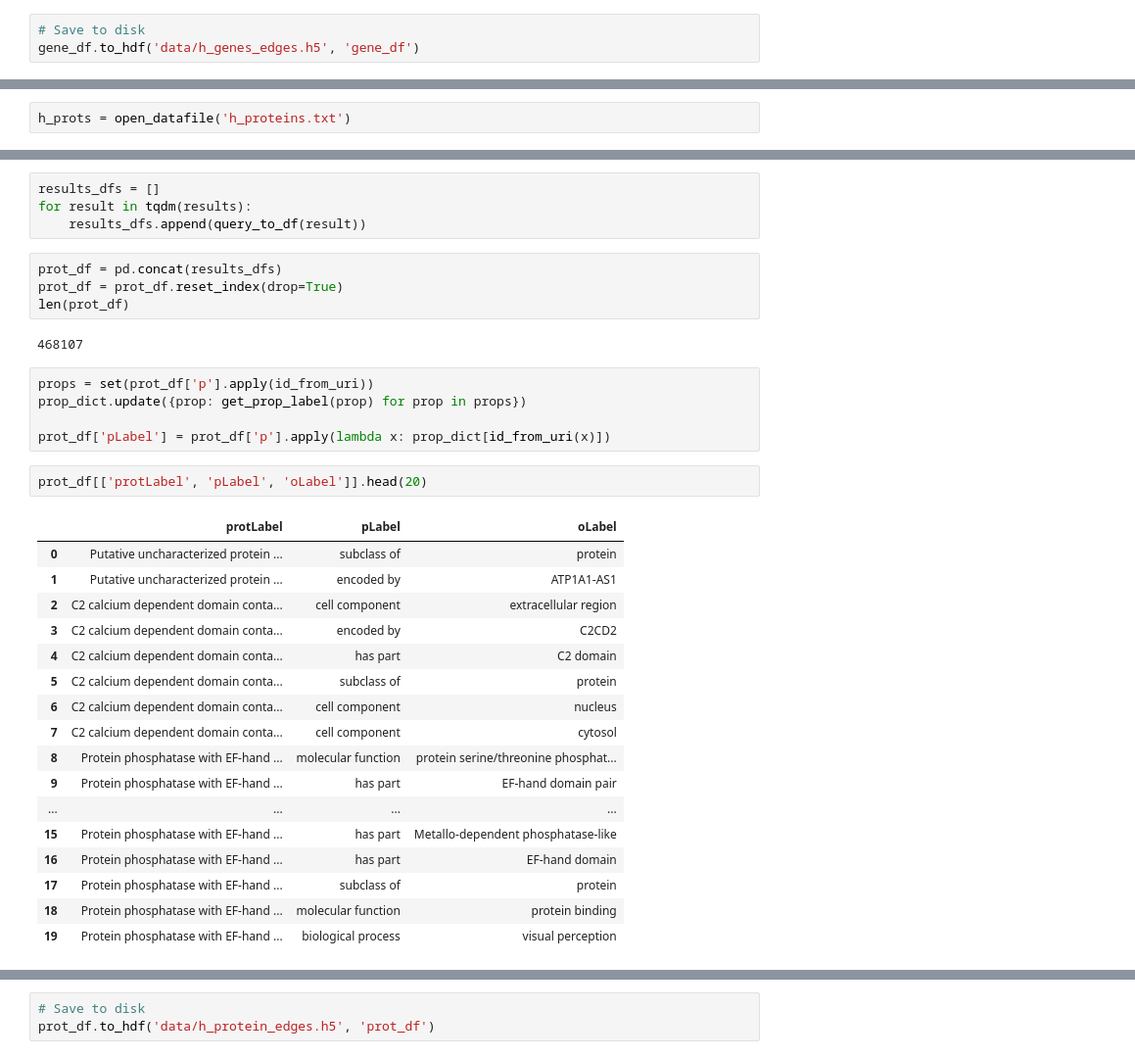
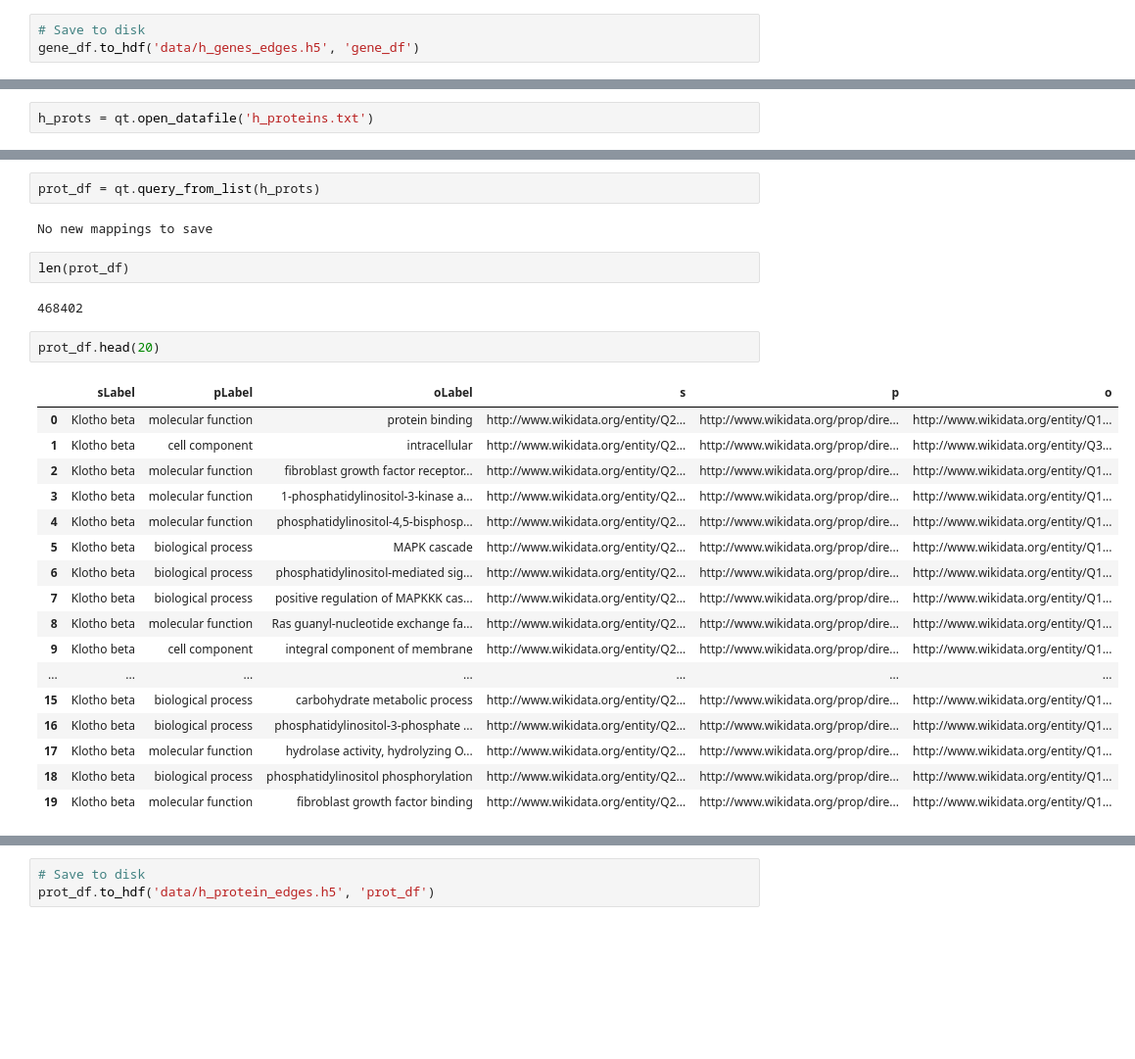
Before and after one commit to mmayers12/wikidata, a Jupyter notebook: nbs/02-describe-edges.ipynb, the cells around one changed output, grey strips where cells are left out. Shown at 98% size. Drawn from its saved outputs; the diff is of its cells as text; blank space fills up the shorter version.

```diff
--- a/nbs/02-describe-edges.ipynb
+++ b/nbs/02-describe-edges.ipynb
@@ -296,2 +121,2 @@ WHERE
 # %%
-h_prots = open_datafile('h_proteins.txt')
+h_prots = qt.open_datafile('h_proteins.txt')
@@ -302,36 +123,29 @@ for prot in tqdm(h_prots):
-# %%
-results_dfs = []
-for result in tqdm(results):
-    results_dfs.append(query_to_df(result))
-# %%
-prot_df = pd.concat(results_dfs)
-prot_df = prot_df.reset_index(drop=True)
-len(prot_df)
-# %% [output]
-468107
-# %%
-props = set(prot_df['p'].apply(id_from_uri))
-prop_dict.update({prop: get_prop_label(prop) for prop in props})
-
-prot_df['pLabel'] = prot_df['p'].apply(lambda x: prop_dict[id_from_uri(x)])
+# %%
+prot_df = qt.query_from_list(h_prots)
+# %% [output]
+No new mappings to save
+# %%
+len(prot_df)
+# %% [output]
+468402
 # %%
-prot_df[['protLabel', 'pLabel', 'oLabel']].head(20)
+prot_df.head(20)
 # %% [output]
-|  | protLabel | pLabel | oLabel |
-| 0 | Putative uncharacterized protein ... | subclass of | protein |
-| 1 | Putative uncharacterized protein ... | encoded by | ATP1A1-AS1 |
-| 2 | C2 calcium dependent domain conta... | cell component | extracellular region |
-| 3 | C2 calcium dependent domain conta... | encoded by | C2CD2 |
-| 4 | C2 calcium dependent domain conta... | has part | C2 domain |
-| 5 | C2 calcium dependent domain conta... | subclass of | protein |
-| 6 | C2 calcium dependent domain conta... | cell component | nucleus |
-| 7 | C2 calcium dependent domain conta... | cell component | cytosol |
-| 8 | Protein phosphatase with EF-hand ... | molecular function | protein serine/threonine phosphat... |
-| 9 | Protein phosphatase with EF-hand ... | has part | EF-hand domain pair |
-| ... | ... | ... | ... |
-| 15 | Protein phosphatase with EF-hand ... | has part | Metallo-dependent phosphatase-like |
-| 16 | Protein phosphatase with EF-hand ... | has part | EF-hand domain |
-| 17 | Protein phosphatase with EF-hand ... | subclass of | protein |
-| 18 | Protein phosphatase with EF-hand ... | molecular function | protein binding |
-| 19 | Protein phosphatase with EF-hand ... | biological process | visual perception |
+|  | sLabel | pLabel | oLabel | s | p | o |
+| 0 | Klotho beta | molecular function | protein binding | http://www.wikidata.org/entity/Q2... | http://www.wikidata.org/prop/dire... | http://www.wikidata.org/entity/Q1... |
+| 1 | Klotho beta | cell component | intracellular | http://www.wikidata.org/entity/Q2... | http://www.wikidata.org/prop/dire... | http://www.wikidata.org/entity/Q3... |
+| 2 | Klotho beta | molecular function | fibroblast growth factor receptor... | http://www.wikidata.org/entity/Q2... | http://www.wikidata.org/prop/dire... | http://www.wikidata.org/entity/Q1... |
+| 3 | Klotho beta | molecular function | 1-phosphatidylinositol-3-kinase a... | http://www.wikidata.org/entity/Q2... | http://www.wikidata.org/prop/dire... | http://www.wikidata.org/entity/Q1... |
+| 4 | Klotho beta | molecular function | phosphatidylinositol-4,5-bisphosp... | http://www.wikidata.org/entity/Q2... | http://www.wikidata.org/prop/dire... | http://www.wikidata.org/entity/Q1... |
+| 5 | Klotho beta | biological process | MAPK cascade | http://www.wikidata.org/entity/Q2... | http://www.wikidata.org/prop/dire... | http://www.wikidata.org/entity/Q1... |
+| 6 | Klotho beta | biological process | phosphatidylinositol-mediated sig... | http://www.wikidata.org/entity/Q2... | http://www.wikidata.org/prop/dire... | http://www.wikidata.org/entity/Q1... |
+| 7 | Klotho beta | biological process | positive regulation of MAPKKK cas... | http://www.wikidata.org/entity/Q2... | http://www.wikidata.org/prop/dire... | http://www.wikidata.org/entity/Q1... |
+| 8 | Klotho beta | molecular function | Ras guanyl-nucleotide exchange fa... | http://www.wikidata.org/entity/Q2... | http://www.wikidata.org/prop/dire... | http://www.wikidata.org/entity/Q1... |
+| 9 | Klotho beta | cell component | integral component of membrane | http://www.wikidata.org/entity/Q2... | http://www.wikidata.org/prop/dire... | http://www.wikidata.org/entity/Q1... |
+| ... | ... | ... | ... | ... | ... | ... |
+| 15 | Klotho beta | biological process | carbohydrate metabolic process | http://www.wikidata.org/entity/Q2... | http://www.wikidata.org/prop/dire... | http://www.wikidata.org/entity/Q1... |
+| 16 | Klotho beta | biological process | phosphatidylinositol-3-phosphate ... | http://www.wikidata.org/entity/Q2... | http://www.wikidata.org/prop/dire... | http://www.wikidata.org/entity/Q1... |
+| 17 | Klotho beta | molecular function | hydrolase activity, hydrolyzing O... | http://www.wikidata.org/entity/Q2... | http://www.wikidata.org/prop/dire... | http://www.wikidata.org/entity/Q1... |
+| 18 | Klotho beta | biological process | phosphatidylinositol phosphorylation | http://www.wikidata.org/entity/Q2... | http://www.wikidata.org/prop/dire... | http://www.wikidata.org/entity/Q1... |
+| 19 | Klotho beta | molecular function | fibroblast growth factor binding | http://www.wikidata.org/entity/Q2... | http://www.wikidata.org/prop/dire... | http://www.wikidata.org/entity/Q1... |
 # %%
```
Also changed, not shown: parts of 66 cells of this notebook, 1 other file.
